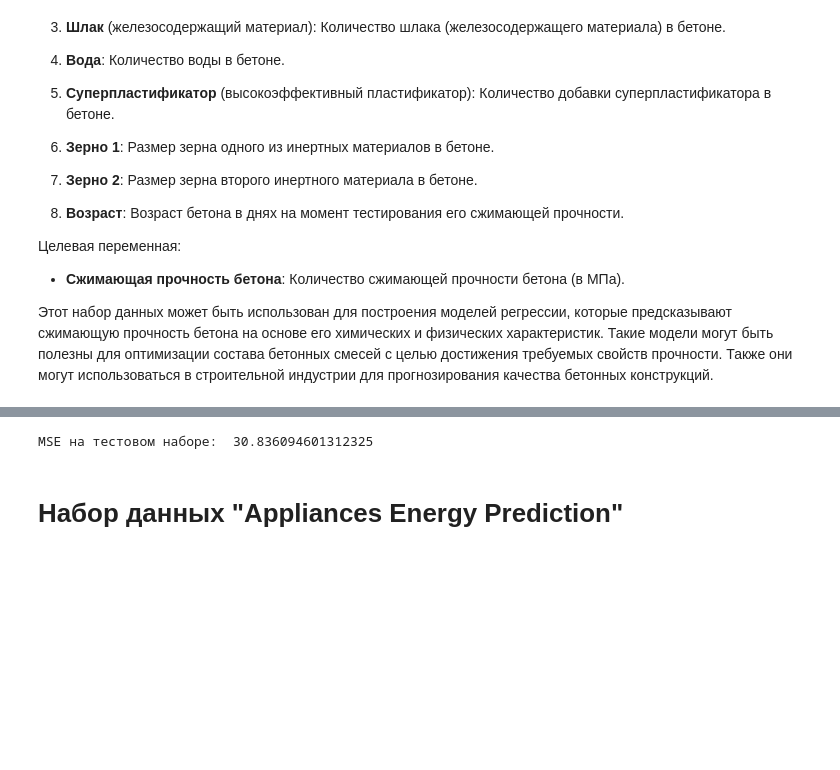
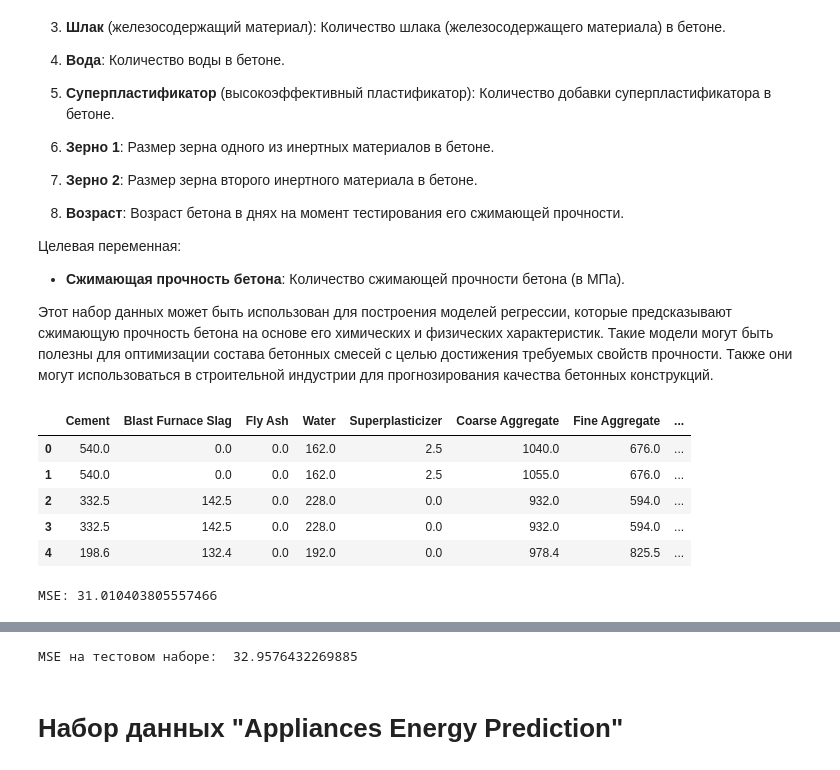
Before and after one commit to fitlemon/math_for_ds, a Jupyter notebook: Module5/10_practice_regression_random_forest.ipynb, the cells around one changed output, grey strips where cells are left out. Drawn from its saved outputs; the diff is of its cells as text; code cells hidden in the pictures; blank space fills up the shorter version.

Commit message:
module 5 hw

```diff
--- a/Module5/10_practice_regression_random_forest.ipynb
+++ b/Module5/10_practice_regression_random_forest.ipynb
@@ -300,12 +302,51 @@ MSE на тестовом наборе:  1708.0932821599617
 # %%
 """
 По аналогии с решением задачи Wine Quality решите в текущей ячейке задачу для предсказания целевой переменной на
 наборе Wine Quality. С случае затруднений можно посмотреть на образец решения задания в ячейке ниже.
-""";
+"""
 
 # НАЧАЛО ВАШЕГО РЕШЕНИЯ
+import pandas as pd
+import numpy as np
+from sklearn.model_selection import train_test_split, GridSearchCV
+from sklearn.preprocessing import StandardScaler
+from sklearn.pipeline import Pipeline
+from sklearn.compose import ColumnTransformer
+from sklearn.ensemble import RandomForestRegressor
+from sklearn.metrics import mean_squared_error
 
+df = pd.read_excel("../Module2/data/Concrete_Data.xls")
+df.head()
 # КОНЕЦ ВАШЕГО РЕШЕНИЯ
+# %% [output]
+|  | Cement | Blast Furnace Slag | Fly Ash | Water | Superplasticizer | Coarse Aggregate | Fine Aggregate | ... |
+| 0 | 540.0 | 0.0 | 0.0 | 162.0 | 2.5 | 1040.0 | 676.0 | ... |
+| 1 | 540.0 | 0.0 | 0.0 | 162.0 | 2.5 | 1055.0 | 676.0 | ... |
+| 2 | 332.5 | 142.5 | 0.0 | 228.0 | 0.0 | 932.0 | 594.0 | ... |
+| 3 | 332.5 | 142.5 | 0.0 | 228.0 | 0.0 | 932.0 | 594.0 | ... |
+| 4 | 198.6 | 132.4 | 0.0 | 192.0 | 0.0 | 978.4 | 825.5 | ... |
+# %%
+X = df.drop(["Concrete compressive strength"], axis=1)
+y = df["Concrete compressive strength"]
+numeric_features = X.columns.to_list()
+numeric_transformer = Pipeline(steps=[("scaler", StandardScaler())])
+
+preprocessor = ColumnTransformer(
+    transformers=[("num", numeric_transformer, numeric_features)]
+)
+
+X_train, X_test, y_train, y_test = train_test_split(
+    X, y, test_size=0.2, random_state=42
+)
+
+random_forest = RandomForestRegressor()
+random_forest.fit(preprocessor.fit_transform(X_train), y_train)
+y_pred = random_forest.predict(preprocessor.transform(X_test))
+mse = mean_squared_error(y_test, y_pred)
+
+print(f"MSE: {mse}")
+# %% [output]
+MSE: 31.010403805557466
 # %%
 hide_toggle(for_next=True)
 # %% [output]
@@ -320,26 +361,25 @@ from sklearn.ensemble import RandomForestRegressor
 from sklearn.metrics import mean_squared_error
 
 # Загрузка набора данных Concrete Compressive Strength
-df = pd.read_excel("datasets/Concrete_Data.xls")
+df = pd.read_excel("../Module2/data/Concrete_Data.xls")
 
 # Отделяем целевую переменную от признаков
-X = df.drop(columns=['Concrete compressive strength'])
-y = df['Concrete compressive strength']
+X = df.drop(columns=["Concrete compressive strength"])
+y = df["Concrete compressive strength"]
 
 # Предобработка данных: нормализация числовых признаков
 numeric_features = X.columns.tolist()
 
-numeric_transformer = Pipeline(steps=[
-    ('scaler', StandardScaler())
-])
+numeric_transformer = Pipeline(steps=[("scaler", StandardScaler())])
 
 preprocessor = ColumnTransformer(
-    transformers=[
-        ('num', numeric_transformer, numeric_features)
-    ])
+    transformers=[("num", numeric_transformer, numeric_features)]
+)
 
 # Разделение данных на обучающий и тестовый наборы
-X_train, X_test, y_train, y_test = train_test_split(X, y, test_size=0.2, random_state=42)
+X_train, X_test, y_train, y_test = train_test_split(
+    X, y, test_size=0.2, random_state=42
+)
 
 # Создание модели RandomForestRegressor для регрессии
 random_forest = RandomForestRegressor()
@@ -356,7 +396,7 @@ mse = mean_squared_error(y_pred, y_test)
 # Вывод значения MSE
 print("MSE на тестовом наборе: ", mse)
 # %% [output]
-MSE на тестовом наборе:  30.836094601312325
+MSE на тестовом наборе:  32.9576432269885
 # %% [markdown]
 # Набор данных "Appliances Energy Prediction"
 # %% [markdown]
```
Also changed, not shown: parts of 7 cells of this notebook, 2 other files.
